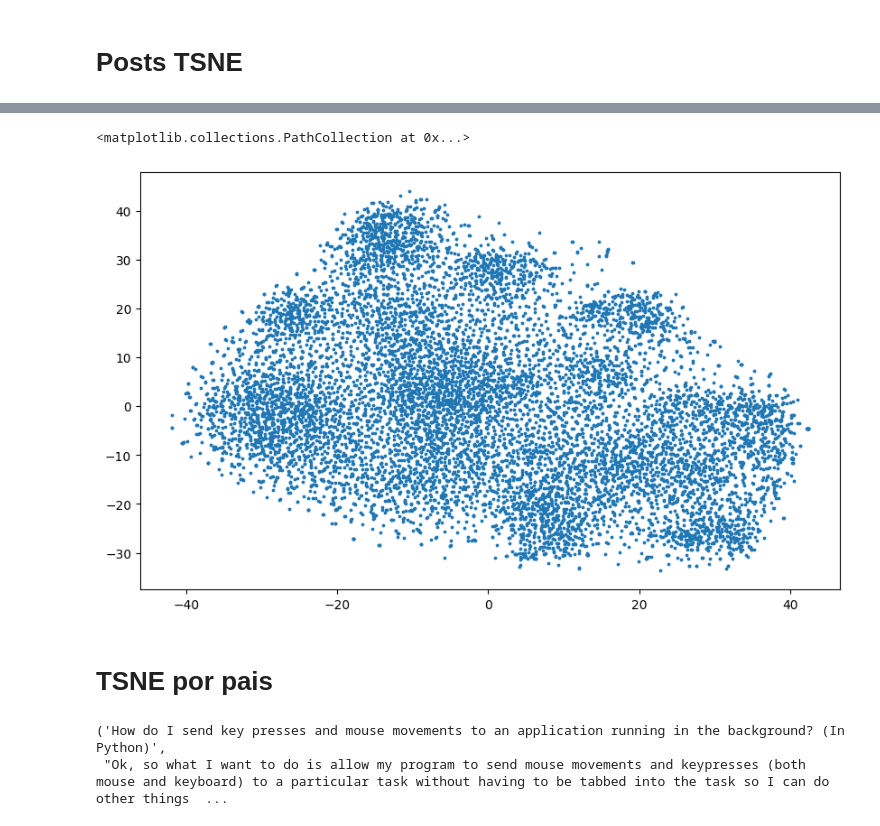
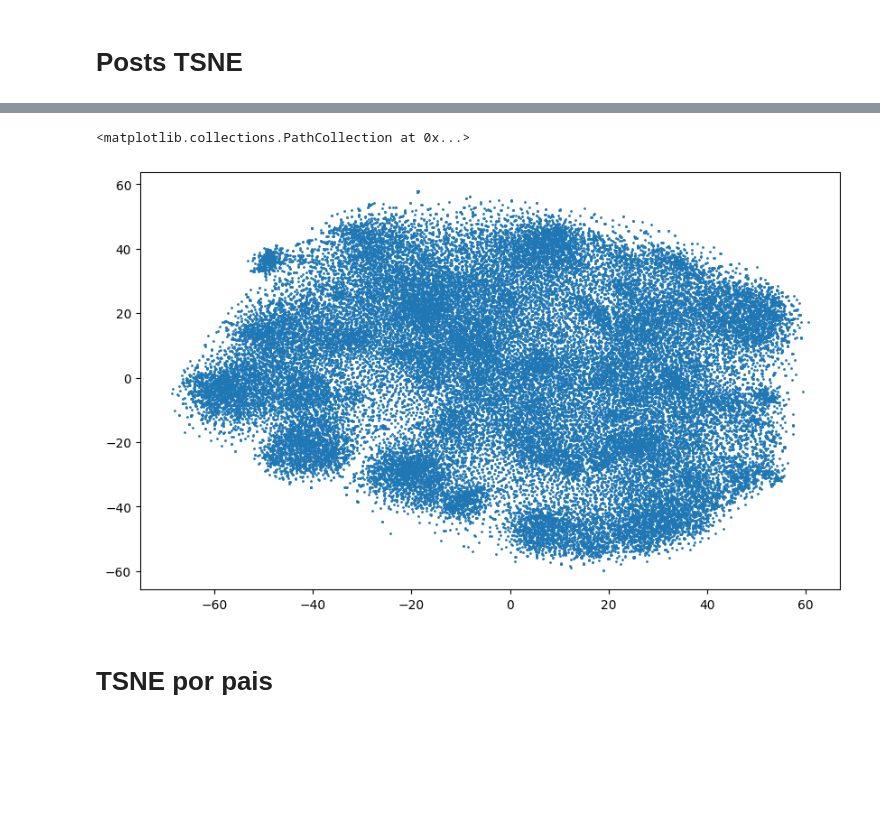
Before and after one commit to flopezd/so_q_recom, a Jupyter notebook: notebooks/text_model/doc2vec.ipynb, the cells around one changed output, grey strips where cells are left out. Cells and saved outputs as stored; diff of their text form; code cells hidden in the pictures; blank space fills up the shorter version.

```diff
--- a/notebooks/text_model/doc2vec.ipynb
+++ b/notebooks/text_model/doc2vec.ipynb
@@ -23,7 +24,7 @@ with connection:
         and p.post_type_id=1
         and creation_date < '2022-01-01'
         and t.tag_name = 'python'
-        limit 10000""")
+        limit 50000""")
         posts = cursor.fetchall()
 # %%
 posts[:3]
@@ -40,30 +43,17 @@ posts[:3]
 # %%
-class MyCorpus():
-    def __init__(self, posts) -> None:
-        self.posts = posts
-        self.id2post = dict()
-
-    def __iter__(self):
-        for p_id, title, body in self.posts:
-            post_text = body
-            if title is not None:
-                post_text = title + "\n\n" + body
-            tokens = gensim.utils.simple_preprocess(post_text)
-            self.id2post[str(p_id)] = post_text
-            # Use string due to int management in doc2vec
-            # https://stackoverflow.com/questions/43051902/gensim-docvecs-most-similar-returns-ids-that-dont-exist
-            yield gensim.models.doc2vec.TaggedDocument(tokens, [str(p_id)])
-
-    def get_post_text(self, post_id):
-        return self.id2post[post_id]
-
-    def get_post_tokens(self, post_id):
-        return gensim.utils.simple_preprocess(self.id2post[post_id])
+t_posts = []
+for p_id, title, body in posts:
+    post_text = body
+    if title is not None:
+        post_text = title + "\n\n" + body
+    tokens = gensim.utils.simple_preprocess(post_text)
+    # Use string due to int management in doc2vec
+    # https://stackoverflow.com/questions/43051902/gensim-docvecs-most-similar-returns-ids-that-dont-exist
+    t_posts.append(gensim.models.doc2vec.TaggedDocument(tokens, [str(p_id)]))
 # %% [markdown]
 # Entrenar el doc2vec
 # %%
-corpus = MyCorpus(posts)
-model = gensim.models.doc2vec.Doc2Vec(corpus, vector_size=20, epochs=30, hs=1, min_count=5, workers=8)
+model = gensim.models.doc2vec.Doc2Vec(t_posts, vector_size=20, epochs=50, hs=1, min_count=20, workers=8)
 # %%
 model.save('model.doc')
 # %%
@@ -109,7 +94,7 @@ However, I can't figure out how to extend this code in a pythonic way to account
 # %% [markdown]
 # Traer vecinos cercanos con faiss
 # %%
-p_vectors_ids = [(model.infer_vector(p.words), p.tags[0]) for p in corpus]
+p_vectors_ids = [(model.infer_vector(p.words), p.tags[0]) for p in t_posts]
 # %%
 vectors, vectors_ids = zip(*p_vectors_ids)
 vectors = np.array(vectors)
@@ -218,13 +203,8 @@ On the documentation is says if I type radb -i beers.ra beers.db and it will cre
 # %%
 fig, ax = plt.subplots()
-ax.scatter(X_embedded[:,0], X_embedded[:,1], s=3)
+ax.scatter(X_embedded[::,0], X_embedded[::,1], s=1)
 # %% [output]
 <matplotlib.collections.PathCollection at 0x...>
-[figure, old version]
+[figure, new version]
 # %% [markdown]
 # TSNE por pais
-# %%
-posts[50][1], posts[50][2]
-# %% [output]
-('How do I send key presses and mouse movements to an application running in the background? (In Python)',
- "Ok, so what I want to do is allow my program to send mouse movements and keypresses (both mouse and keyboard) to a particular task without having to be tabbed into the task so I can do other things  ...
```
Also changed, not shown: parts of 22 cells of this notebook, 1 other file.
